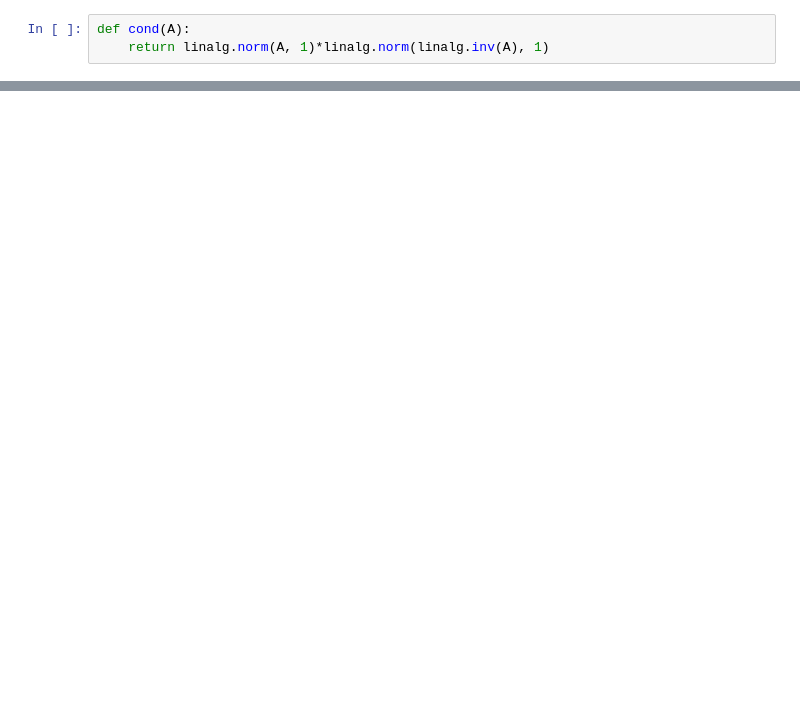
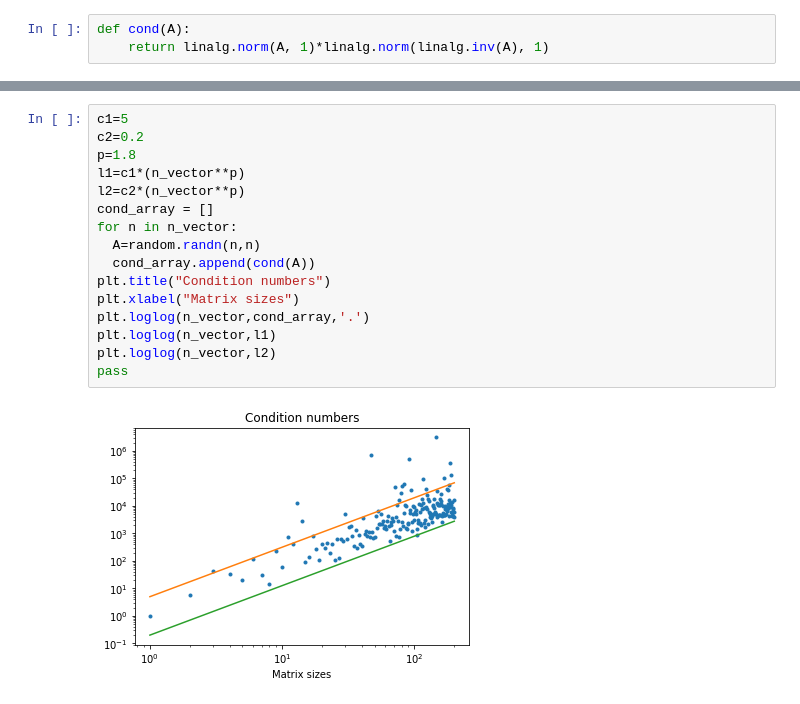
Before and after one commit to KimNikita/SKM, a Jupyter notebook: Task_9.ipynb, the cells around one changed output, grey strips where cells are left out. Drawn from its saved outputs; the diff is of its cells as text; blank space fills up the shorter version.

```diff
--- a/Task_9.ipynb
+++ b/Task_9.ipynb
@@ -27,0 +35,18 @@ pass
+# %%
+c1=5
+c2=0.2
+p=1.8
+l1=c1*(n_vector**p)
+l2=c2*(n_vector**p)
+cond_array = []
+for n in n_vector:
+  A=random.randn(n,n)
+  cond_array.append(cond(A))
+plt.title("Condition numbers")
+plt.xlabel("Matrix sizes")
+plt.loglog(n_vector,cond_array,'.')
+plt.loglog(n_vector,l1)
+plt.loglog(n_vector,l2)
+pass
+# %% [output]
+[figure, added]
```
Also changed, not shown: parts of 6 cells of this notebook.
